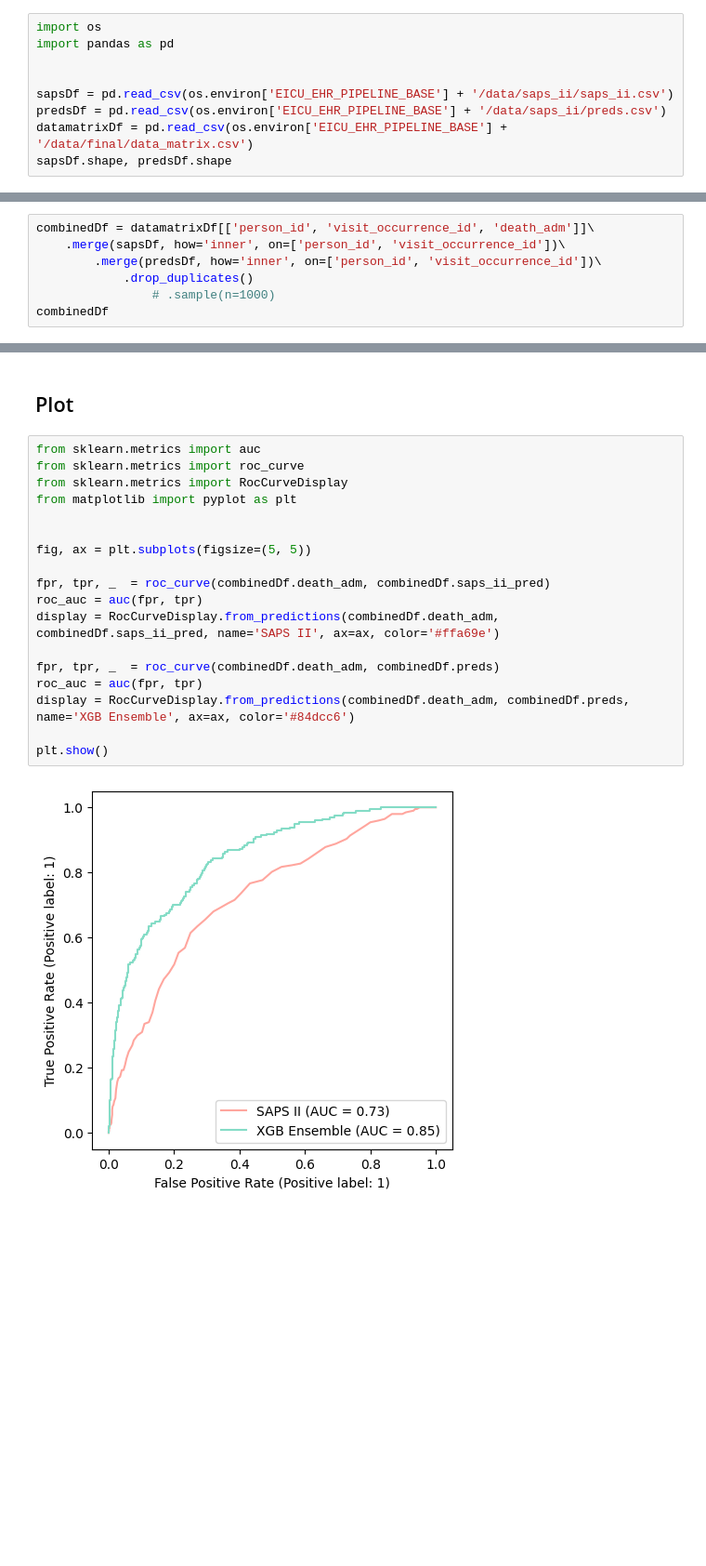
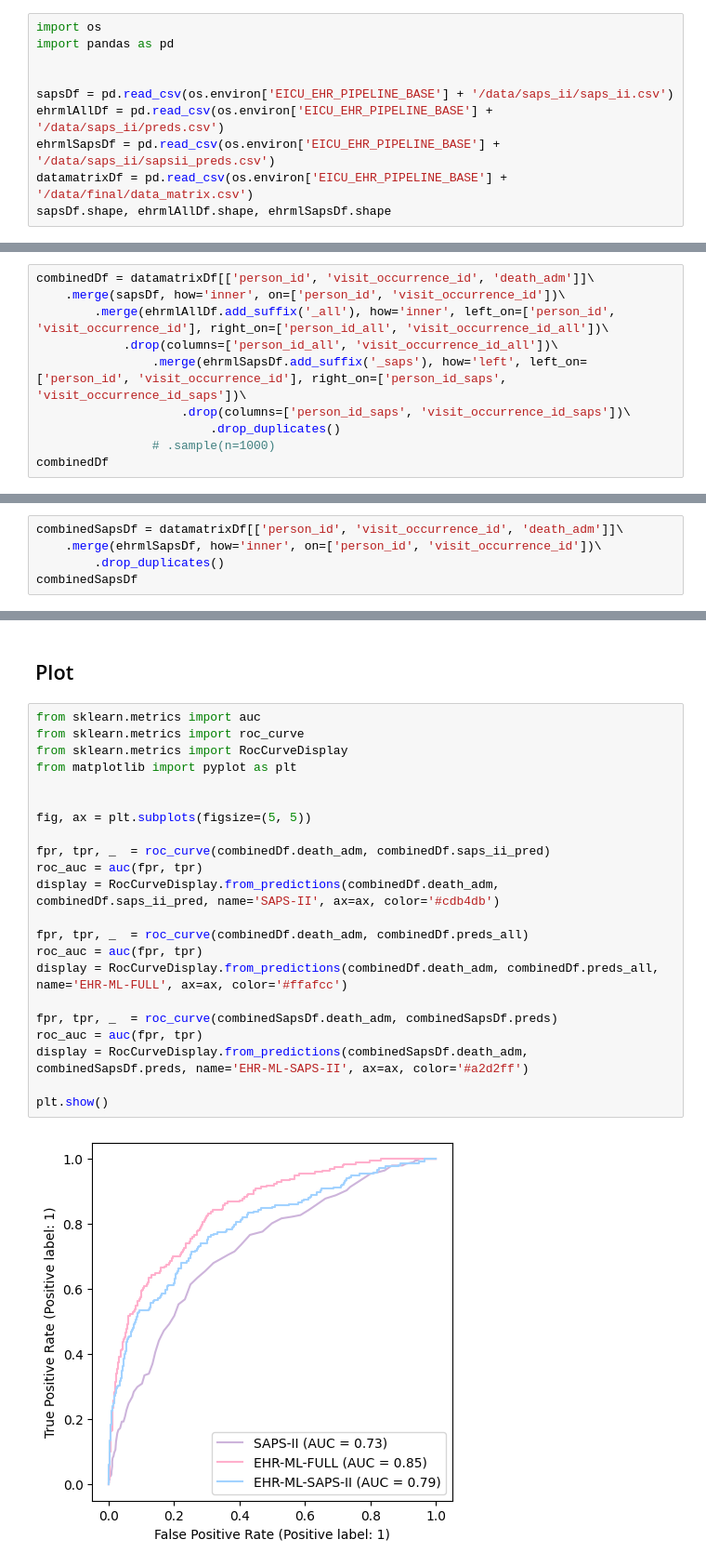
Before and after one commit to ryashpal/eICU-EHR-Pipeline, a Jupyter notebook: notebooks/benchmarking/03_benchmark.ipynb, the cells around one changed output, grey strips where cells are left out. Shown: that part at 93% size. Saved outputs shown, nothing was run; the diff lists cells and outputs as text; blank space fills up the shorter version.

```diff
--- a/notebooks/benchmarking/03_benchmark.ipynb
+++ b/notebooks/benchmarking/03_benchmark.ipynb
@@ -8,7 +8,8 @@ import pandas as pd
 
 
 sapsDf = pd.read_csv(os.environ['EICU_EHR_PIPELINE_BASE'] + '/data/saps_ii/saps_ii.csv')
-predsDf = pd.read_csv(os.environ['EICU_EHR_PIPELINE_BASE'] + '/data/saps_ii/preds.csv')
+ehrmlAllDf = pd.read_csv(os.environ['EICU_EHR_PIPELINE_BASE'] + '/data/saps_ii/preds.csv')
+ehrmlSapsDf = pd.read_csv(os.environ['EICU_EHR_PIPELINE_BASE'] + '/data/saps_ii/sapsii_preds.csv')
 datamatrixDf = pd.read_csv(os.environ['EICU_EHR_PIPELINE_BASE'] + '/data/final/data_matrix.csv')
-sapsDf.shape, predsDf.shape
+sapsDf.shape, ehrmlAllDf.shape, ehrmlSapsDf.shape
 # %% [output]
@@ -18,8 +19,11 @@ sapsDf.shape, predsDf.shape
 # %%
 combinedDf = datamatrixDf[['person_id', 'visit_occurrence_id', 'death_adm']]\
     .merge(sapsDf, how='inner', on=['person_id', 'visit_occurrence_id'])\
-        .merge(predsDf, how='inner', on=['person_id', 'visit_occurrence_id'])\
-            .drop_duplicates()
+        .merge(ehrmlAllDf.add_suffix('_all'), how='inner', left_on=['person_id', 'visit_occurrence_id'], right_on=['person_id_all', 'visit_occurrence_id_all'])\
+            .drop(columns=['person_id_all', 'visit_occurrence_id_all'])\
+                .merge(ehrmlSapsDf.add_suffix('_saps'), how='left', left_on=['person_id', 'visit_occurrence_id'], right_on=['person_id_saps', 'visit_occurrence_id_saps'])\
+                    .drop(columns=['person_id_saps', 'visit_occurrence_id_saps'])\
+                        .drop_duplicates()
                 # .sample(n=1000)
 combinedDf
 # %% [output]
@@ -38,0 +43,5 @@ combinedDf
+# %%
+combinedSapsDf = datamatrixDf[['person_id', 'visit_occurrence_id', 'death_adm']]\
+    .merge(ehrmlSapsDf, how='inner', on=['person_id', 'visit_occurrence_id'])\
+        .drop_duplicates()
+combinedSapsDf
@@ -41,20 +64,24 @@ combinedDf
 # %%
 from sklearn.metrics import auc
 from sklearn.metrics import roc_curve
 from sklearn.metrics import RocCurveDisplay
 from matplotlib import pyplot as plt
 
 
 fig, ax = plt.subplots(figsize=(5, 5))
 
 fpr, tpr, _  = roc_curve(combinedDf.death_adm, combinedDf.saps_ii_pred)
 roc_auc = auc(fpr, tpr)
-display = RocCurveDisplay.from_predictions(combinedDf.death_adm, combinedDf.saps_ii_pred, name='SAPS II', ax=ax, color='#ffa69e')
+display = RocCurveDisplay.from_predictions(combinedDf.death_adm, combinedDf.saps_ii_pred, name='SAPS-II', ax=ax, color='#cdb4db')
 
-fpr, tpr, _  = roc_curve(combinedDf.death_adm, combinedDf.preds)
+fpr, tpr, _  = roc_curve(combinedDf.death_adm, combinedDf.preds_all)
 roc_auc = auc(fpr, tpr)
-display = RocCurveDisplay.from_predictions(combinedDf.death_adm, combinedDf.preds, name='XGB Ensemble', ax=ax, color='#84dcc6')
+display = RocCurveDisplay.from_predictions(combinedDf.death_adm, combinedDf.preds_all, name='EHR-ML-FULL', ax=ax, color='#ffafcc')
+
+fpr, tpr, _  = roc_curve(combinedSapsDf.death_adm, combinedSapsDf.preds)
+roc_auc = auc(fpr, tpr)
+display = RocCurveDisplay.from_predictions(combinedSapsDf.death_adm, combinedSapsDf.preds, name='EHR-ML-SAPS-II', ax=ax, color='#a2d2ff')
 
 plt.show()
 # %% [output]
-[figure, old version]
+[figure, new version]
```
Also changed, not shown: parts of 3 cells of this notebook, 3 other files.
